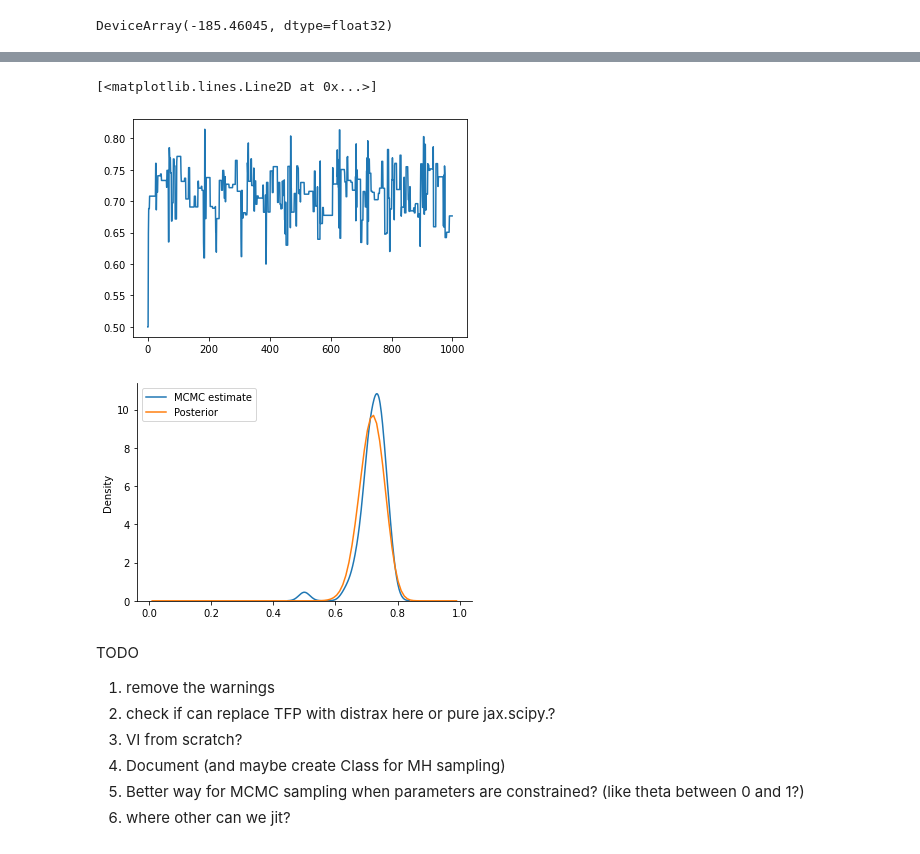
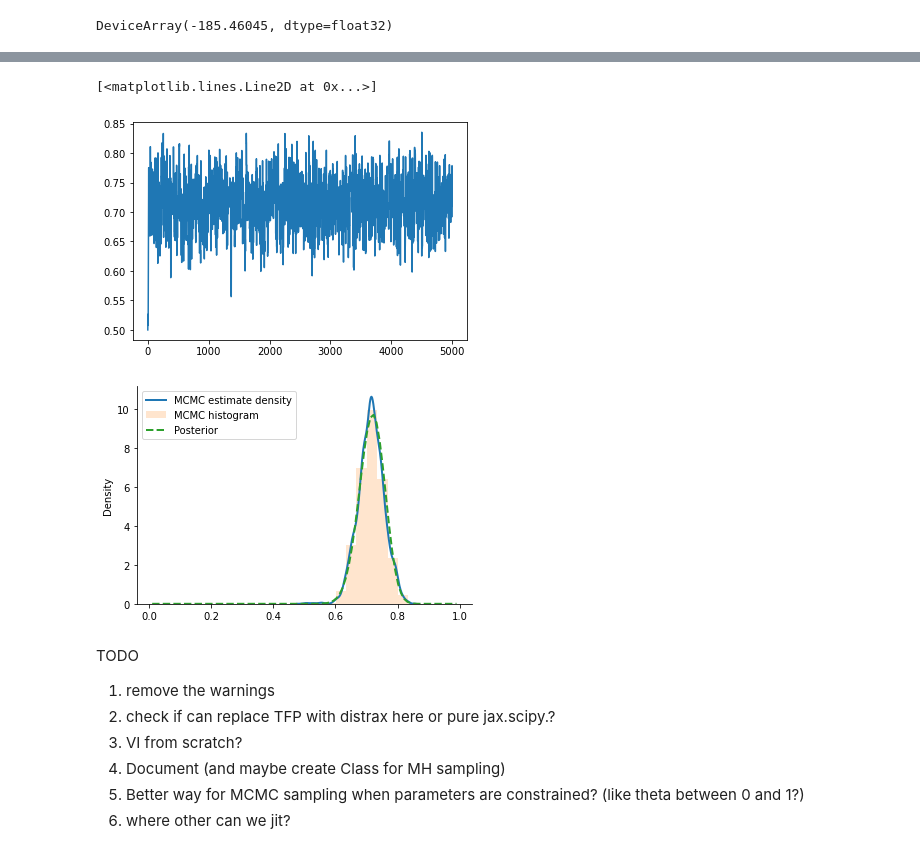
Before and after one commit to code-first-ml/prog-ml.github.io, a Jupyter notebook: _sources/notebooks/introduction/mle_coin.ipynb, the cells around one changed output, grey strips where cells are left out. Saved outputs shown, nothing was run; the diff lists cells and outputs as text; code cells hidden in the pictures.

```diff
--- a/_sources/notebooks/introduction/mle_coin.ipynb
+++ b/_sources/notebooks/introduction/mle_coin.ipynb
@@ -314,8 +314,10 @@ plt.legend()
 
 Implementation of Metropolis algorithm from scratch
 # %%
+@jax.jit
 def next_sample(cur_sample, key):
-    return dist.Normal(loc = cur_sample, scale=0.2).sample(seed=key, sample_shape=() )
+    return dist.Normal(loc = cur_sample, scale=0.1,
+                       validate_args=False).sample(seed=key, sample_shape=() )
 # %%
 key = jax.random.PRNGKey(5)
 _, k = jax.random.split(key, 2)
@@ -334,7 +338,8 @@ DeviceArray(-185.46045, dtype=float32)
 # %%
 x_start = 0.5
-num_iter = 1000
-xs = [x_start]
+num_iter = 5000
+xs = onp.empty(num_iter)
+xs[0] = x_start
 lu = jnp.log(dist.Uniform(0, 1).sample(sample_shape=[num_iter], seed=k))
 
 keys = jax.random.split(k, num_iter)
@@ -345,7 +350,7 @@ for i in range(1, num_iter):
         ns = 0.99
     if ns < 0.01:
         ns = 0.01
-    xs.append(ns)
+    xs[i] = ns
     la = lp(xs[i]) - lp(xs[i-1])
 
     if lu[i] > la:
@@ -372,14 +362,15 @@ WARNING:root:The use of `check_types` is deprecated and does not have any effect
 plt.plot(jnp.array(xs).reshape(-1, 1))
 # %% [output]
 [<matplotlib.lines.Line2D at 0x...>]
-[figure, old version]
+[figure, new version]
 # %%
-sns.kdeplot(jnp.array(xs), label='MCMC estimate')
-plt.plot(theta_array, analytical_posterior.prob(theta_array), label='Posterior')
+sns.kdeplot(jnp.array(xs), label='MCMC estimate density', lw=2)
+plt.hist(onp.array(xs), density=True, label='MCMC histogram', alpha=0.2, bins=10)
+plt.plot(theta_array, analytical_posterior.prob(theta_array), label='Posterior', lw=2, linestyle='--')
 plt.legend()
 sns.despine()
 # %% [output]
-[figure, old version]
+[figure, new version]
 # %% [markdown]
 TODO
 
```
Also changed, not shown: parts of 4 cells of this notebook, 15 other files.
